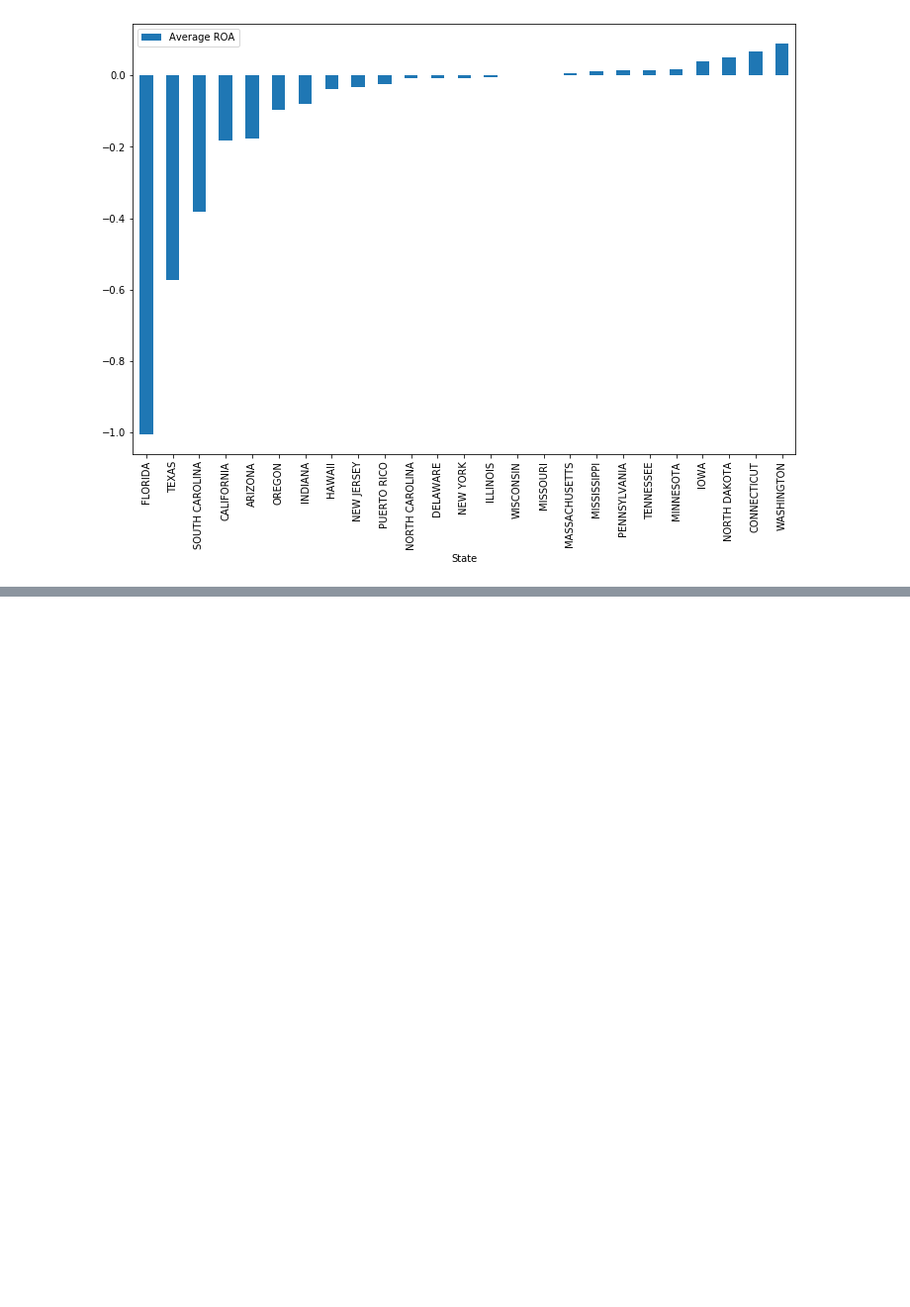
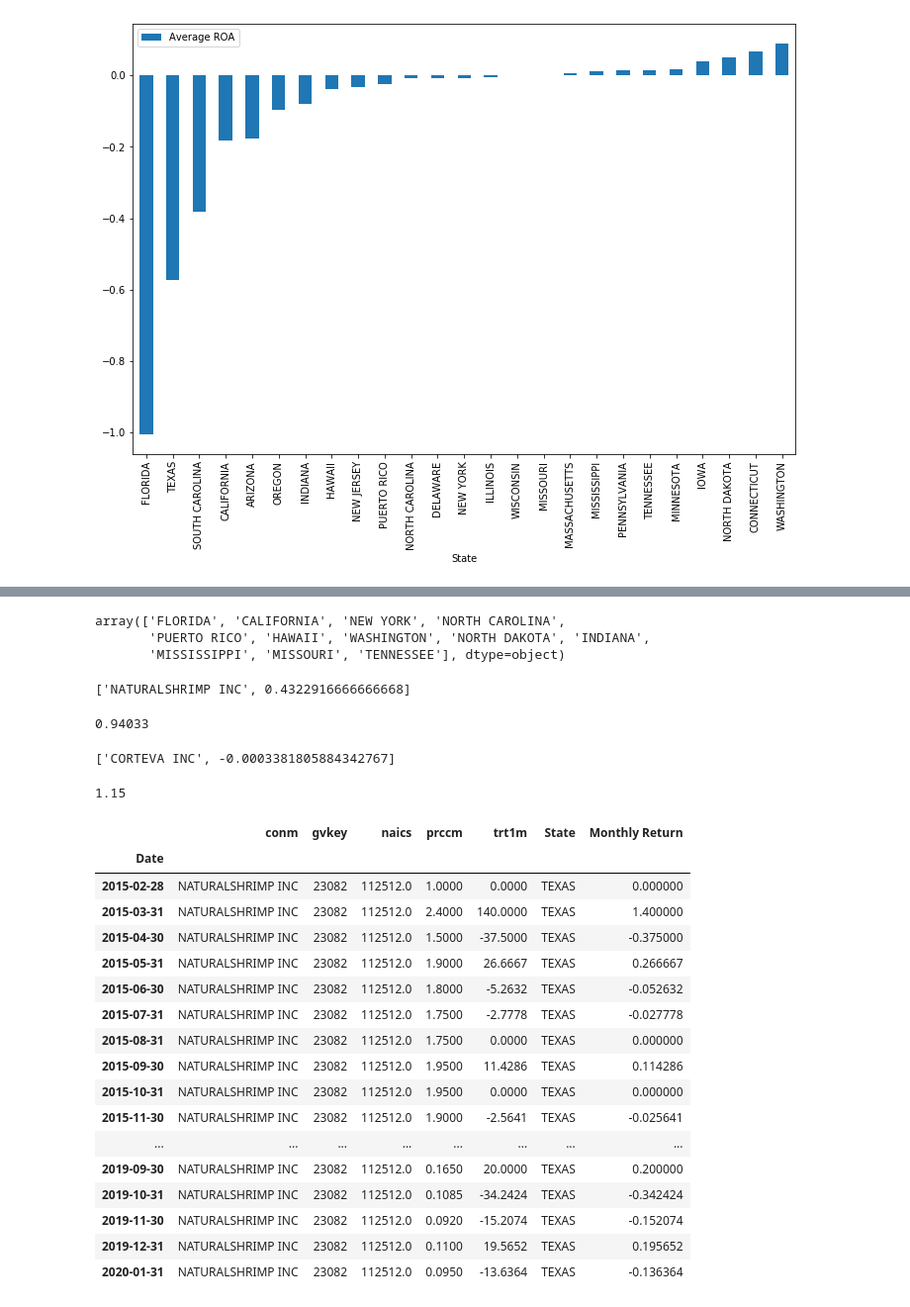
Before and after one commit to allanbellahsene/THESIS, a Jupyter notebook: CODE/Performance&ClimateRisks.ipynb, the cells around one changed output, grey strips where cells are left out. Shown at 99% size. Saved outputs shown, nothing was run; the diff lists cells and outputs as text; code cells hidden in the pictures; blank space fills up the shorter version.

```diff
--- a/CODE/Performance&ClimateRisks.ipynb
+++ b/CODE/Performance&ClimateRisks.ipynb
@@ -661,0 +572,2 @@ Kendall Correlation              0.226667
+# %%
+agr_data = choose_sector(fin_data=data, sector='11')
@@ -713,0 +844,5 @@ mask1 =
+# %%
+data_stocks = pd.read_csv('/Users/allanbellahsene/Desktop/THESIS/DATA/WHARTON_DATABASE/Monthly_stocks.csv')
+stocks = data_stocks.loc[data_stocks['loc'] == 'USA']
+stocks['Date'] = stocks[['datadate']].applymap(str).applymap(lambda s: "{}/{}/{}".format(s[4:6],s[6:], s[0:4]))
+stocks.index = pd.to_datetime(stocks.Date, format="%m/%d/%Y")
@@ -713,0 +930,14 @@ mask1 =
+# %%
+gvkeys = list(agr_data.gvkey.unique())
+stocks_data = stocks_data.loc[stocks_data.gvkey.isin(gvkeys)]
+# %%
+stocks = []
+for comp in list(stocks_data.conm.unique()):
+    subdf = stocks_data.loc[stocks_data.conm==comp]
+    subdf['Monthly Return'] = subdf.prccm.pct_change()
+    subdf = subdf.loc[abs(subdf['Monthly Return']) < 10]
+    stocks.append(subdf)
+df = pd.concat([stocks[0], stocks[1]], axis=0)
+for i in range(2, len(stocks)):
+    df = pd.concat([df, stocks[i]], axis=0)
+df
@@ -713,0 +1044,6 @@ mask1 =
+# %%
+df['State'].loc[(df.index>='2014-01-01') & (df.index<='2015-01-01')].unique()
+# %% [output]
+array(['FLORIDA', 'CALIFORNIA', 'NEW YORK', 'NORTH CAROLINA',
+       'PUERTO RICO', 'HAWAII', 'WASHINGTON', 'NORTH DAKOTA', 'INDIANA',
+       'MISSISSIPPI', 'MISSOURI', 'TENNESSEE'], dtype=object)
@@ -713,0 +1058,8 @@ mask1 =
+# %%
+annual_returns
+# %% [output]
+['NATURALSHRIMP INC', 0.4322916666666668]
+# %%
+-((1+0.02)*(1-0.675)*(1-0.82) - 1)
+# %% [output]
+0.94033
@@ -713,0 +1074,29 @@ mask1 =
+# %%
+annual_returns
+# %% [output]
+['CORTEVA INC', -0.0003381805884342767]
+# %%
+0.21+0.94
+# %% [output]
+1.15
+# %%
+df.loc[(df.State=='TEXAS') & (df.index>='2014-01-01')]
+# %% [output]
+|  | conm | gvkey | naics | prccm | trt1m | State | Monthly Return |
+| Date |  |  |  |  |  |  |  |
+| 2015-02-28 | NATURALSHRIMP INC | 23082 | 112512.0 | 1.0000 | 0.0000 | TEXAS | 0.000000 |
+| 2015-03-31 | NATURALSHRIMP INC | 23082 | 112512.0 | 2.4000 | 140.0000 | TEXAS | 1.400000 |
+| 2015-04-30 | NATURALSHRIMP INC | 23082 | 112512.0 | 1.5000 | -37.5000 | TEXAS | -0.375000 |
+| 2015-05-31 | NATURALSHRIMP INC | 23082 | 112512.0 | 1.9000 | 26.6667 | TEXAS | 0.266667 |
+| 2015-06-30 | NATURALSHRIMP INC | 23082 | 112512.0 | 1.8000 | -5.2632 | TEXAS | -0.052632 |
+| 2015-07-31 | NATURALSHRIMP INC | 23082 | 112512.0 | 1.7500 | -2.7778 | TEXAS | -0.027778 |
+| 2015-08-31 | NATURALSHRIMP INC | 23082 | 112512.0 | 1.7500 | 0.0000 | TEXAS | 0.000000 |
+| 2015-09-30 | NATURALSHRIMP INC | 23082 | 112512.0 | 1.9500 | 11.4286 | TEXAS | 0.114286 |
+| 2015-10-31 | NATURALSHRIMP INC | 23082 | 112512.0 | 1.9500 | 0.0000 | TEXAS | 0.000000 |
+| 2015-11-30 | NATURALSHRIMP INC | 23082 | 112512.0 | 1.9000 | -2.5641 | TEXAS | -0.025641 |
+| ... | ... | ... | ... | ... | ... | ... | ... |
+| 2019-09-30 | NATURALSHRIMP INC | 23082 | 112512.0 | 0.1650 | 20.0000 | TEXAS | 0.200000 |
+| 2019-10-31 | NATURALSHRIMP INC | 23082 | 112512.0 | 0.1085 | -34.2424 | TEXAS | -0.342424 |
+| 2019-11-30 | NATURALSHRIMP INC | 23082 | 112512.0 | 0.0920 | -15.2074 | TEXAS | -0.152074 |
+| 2019-12-31 | NATURALSHRIMP INC | 23082 | 112512.0 | 0.1100 | 19.5652 | TEXAS | 0.195652 |
+| 2020-01-31 | NATURALSHRIMP INC | 23082 | 112512.0 | 0.0950 | -13.6364 | TEXAS | -0.136364 |
```
Also changed, not shown: parts of 38 cells of this notebook.
